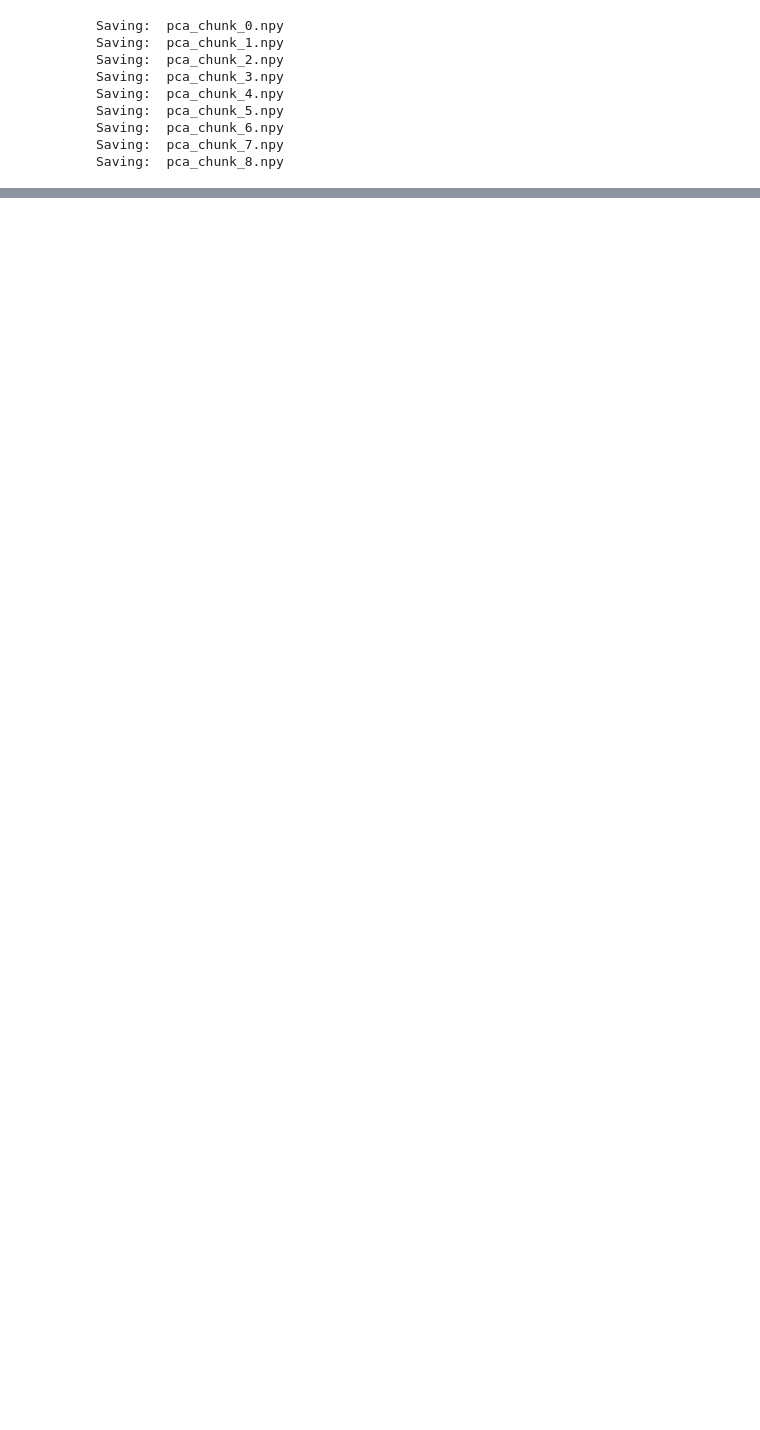
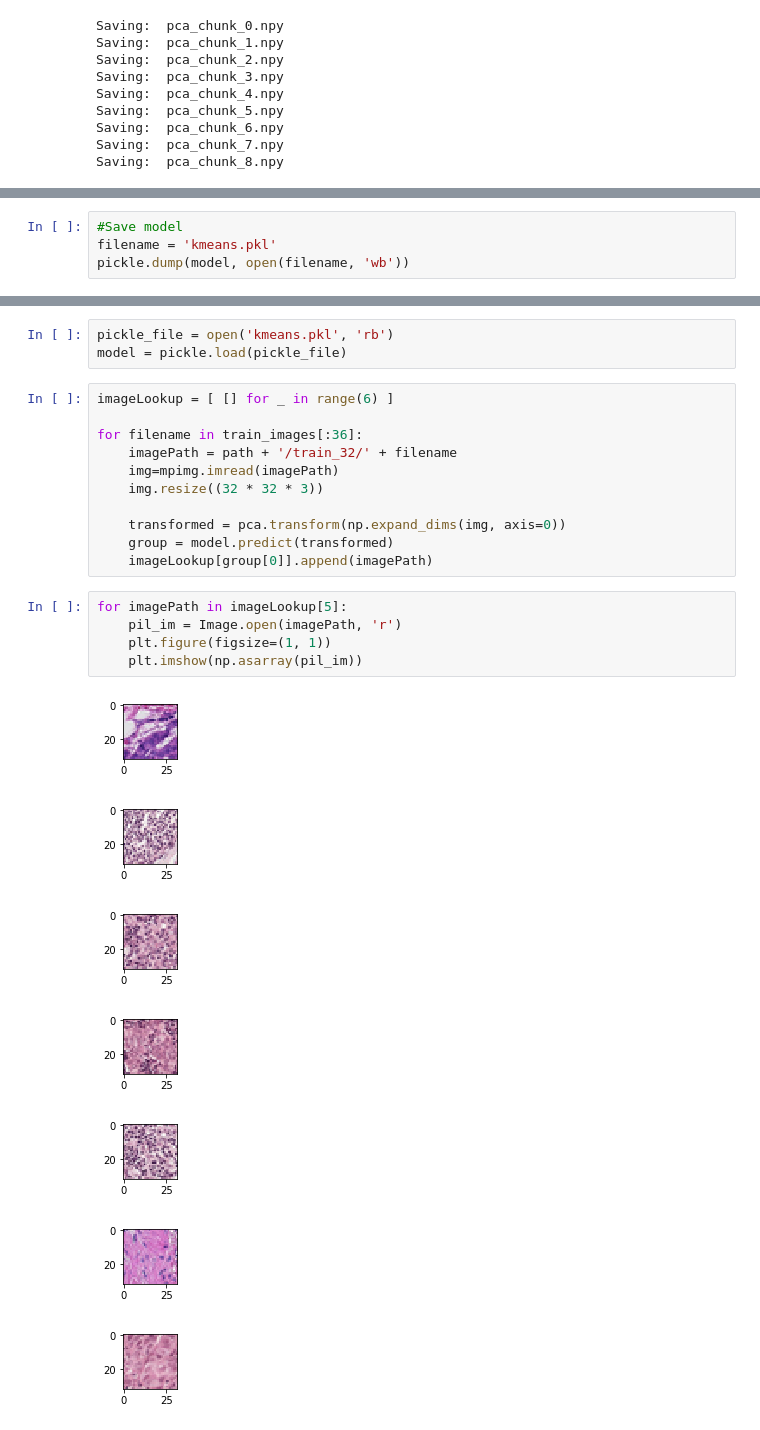
Before and after one commit to JoshVarty/KaggleUtils, a Jupyter notebook: ImageClustering.ipynb, the cells around one changed output, grey strips where cells are left out. Saved outputs shown, nothing was run; the diff lists cells and outputs as text; blank space fills up the shorter version.

Commit message:
Visualize clusters

```diff
--- a/ImageClustering.ipynb
+++ b/ImageClustering.ipynb
@@ -133,0 +167,4 @@ Saving:  pca_chunk_8.npy
+# %%
+#Save model
+filename = 'kmeans.pkl'
+pickle.dump(model, open(filename, 'wb'))
@@ -133,0 +173,27 @@ Saving:  pca_chunk_8.npy
+# %%
+pickle_file = open('kmeans.pkl', 'rb')
+model = pickle.load(pickle_file)
+# %%
+imageLookup = [ [] for _ in range(6) ]
+
+for filename in train_images[:36]:
+    imagePath = path + '/train_32/' + filename
+    img=mpimg.imread(imagePath)
+    img.resize((32 * 32 * 3))
+
+    transformed = pca.transform(np.expand_dims(img, axis=0))
+    group = model.predict(transformed)
+    imageLookup[group[0]].append(imagePath)
+# %%
+for imagePath in imageLookup[5]:
+    pil_im = Image.open(imagePath, 'r')
+    plt.figure(figsize=(1, 1))
+    plt.imshow(np.asarray(pil_im))
+# %% [output]
+[figure, added]
+[figure, added]
+[figure, added]
+[figure, added]
+[figure, added]
+[figure, added]
+[figure, added]
```
Also changed, not shown: parts of 11 cells of this notebook.
